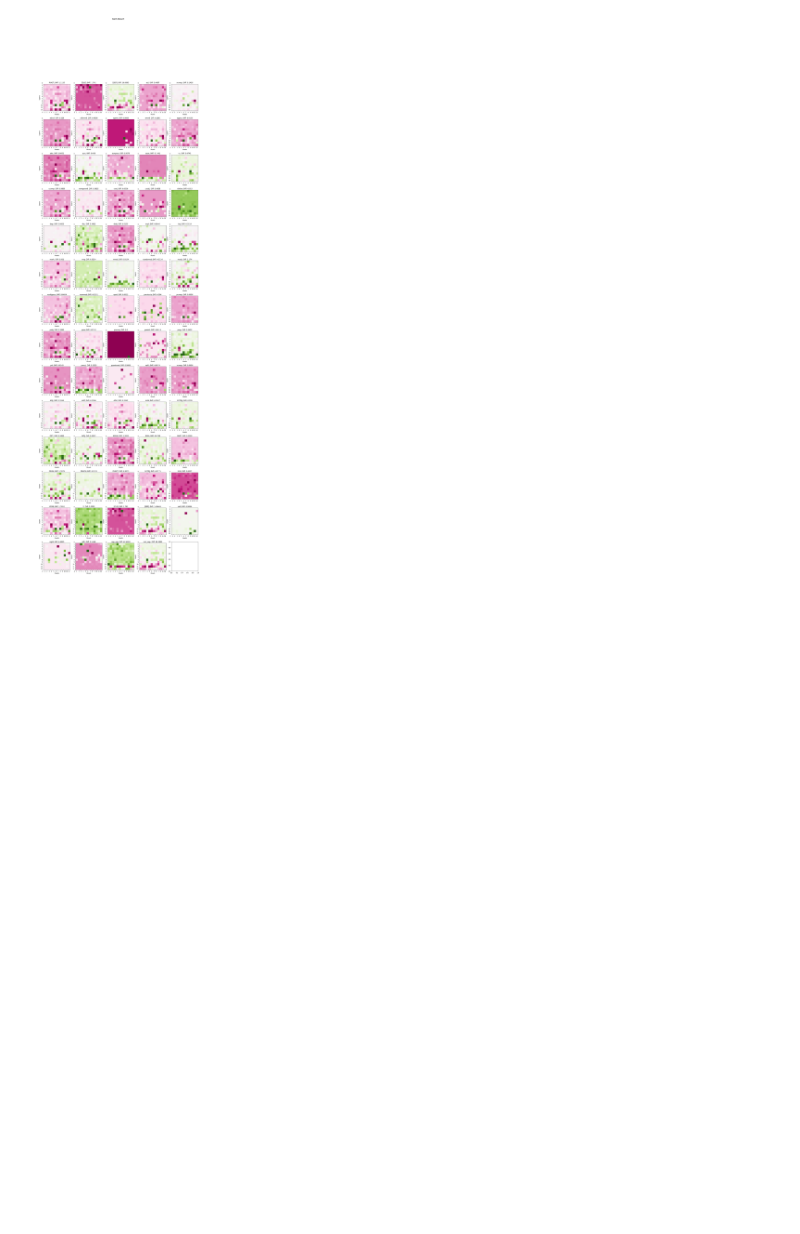
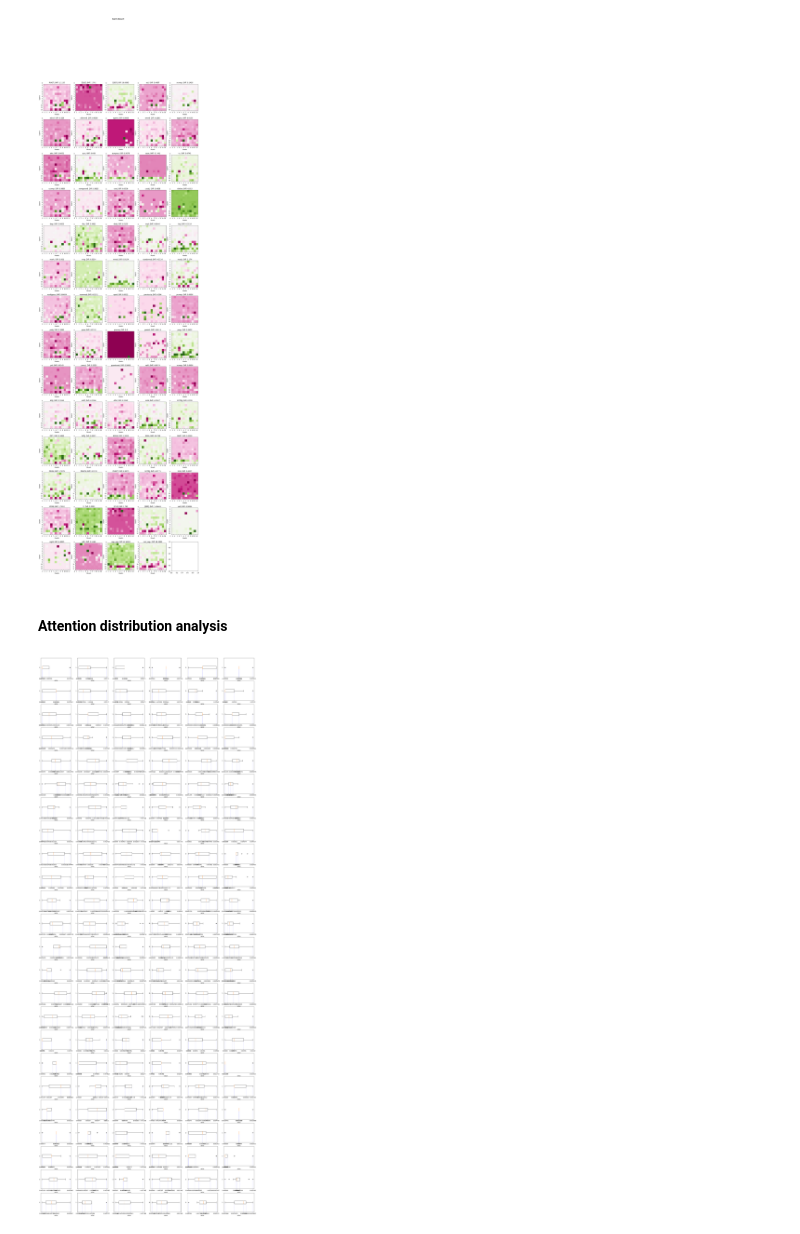
Before and after one commit to eliroc98/dialogue_coherence, a Jupyter notebook: dependency.ipynb, the cells around one changed output. Saved outputs shown, nothing was run; the diff lists cells and outputs as text; code cells hidden in the pictures; blank space fills up the shorter version.

```diff
--- a/dependency.ipynb
+++ b/dependency.ipynb
@@ -552,3 +536,27 @@ model
 plot_avg_matrices(avg_diff_attention_dicts[model], model, True)
 # %% [output]
 [figure]
+# %% [markdown]
+#### Attention distribution analysis
+# %%
+fig, ax = plt.subplots(int(144/6), 6, figsize=(30,80))
+I, J = np.unravel_index(np.arange(12*12), shape = (int(144/6), 6))
+
+elem = 0
+for l in np.arange(12):
+    for h in np.arange(12):
+        i, j = I[elem], J[elem]
+        #means = attn_distribution_dict['bert'][l][h]
+        #variances = [item[1] for item in attn_distribution_dict['bert'][l][h]]
+
+        ax[i][j].boxplot(distrib_attention_dicts['bert']['VERB'][l][h], vert=False, manage_ticks=True)
+        ax[i][j].set_xlabel('value')
+
+        quantiles = np.quantile(distrib_attention_dicts['bert']['VERB'][l][h], np.array([0.00, 0.25, 0.50, 0.75, 1.00]))
+        ax[i][j].vlines(quantiles, [0] * quantiles.size, [1] * quantiles.size,
+                color='b', ls=':', lw=0.5, zorder=0)
+        ax[i][j].set_ylim(0.5, 1.5)
+        ax[i][j].set_xticks(quantiles)
+        elem += 1
+# %% [output]
+[figure, added]
```
Also changed, not shown: parts of 17 cells of this notebook, 1 other file.
